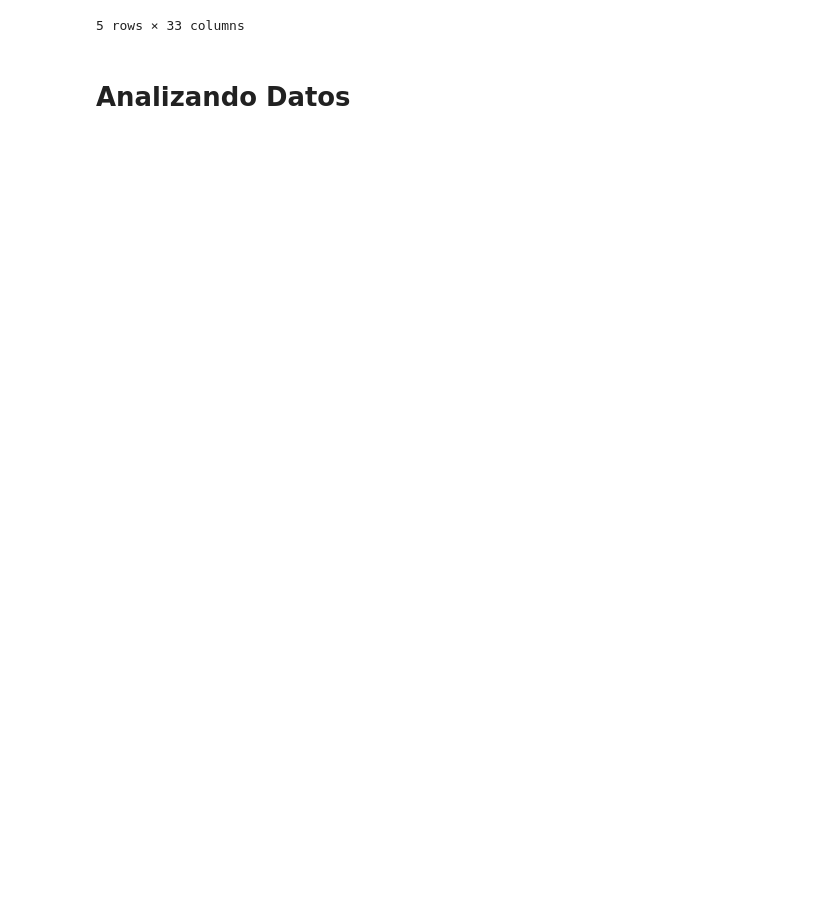
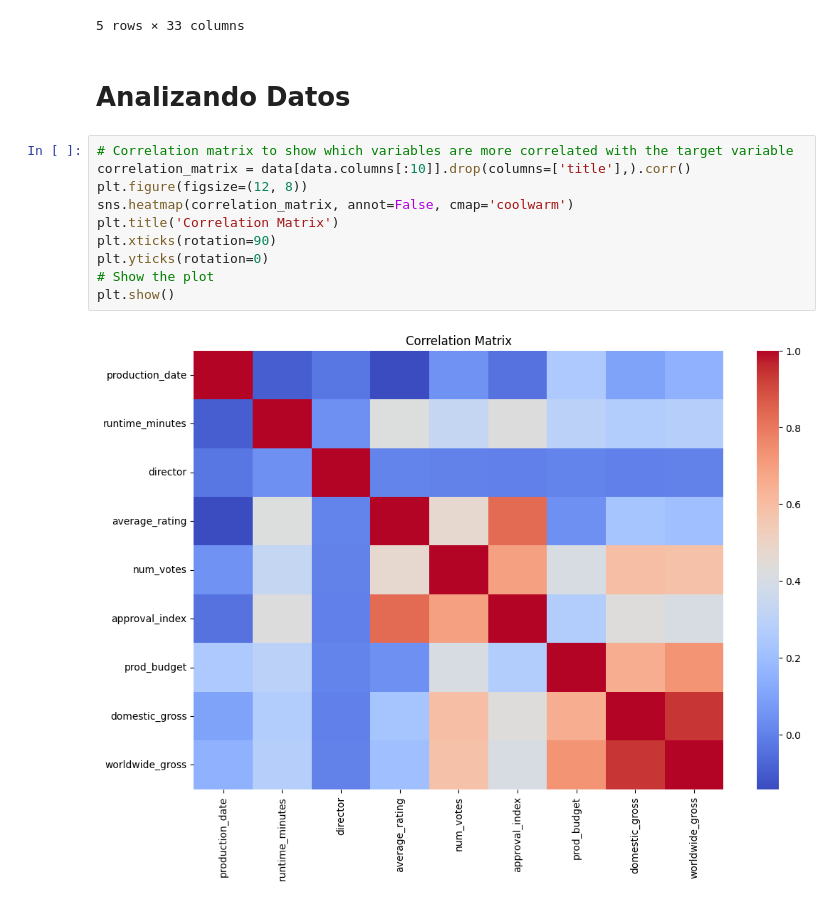
Before and after one commit to guillermoSb/uvg_deep_learning_lab_02, a Jupyter notebook: Lab02.ipynb, the cells around one changed output. Saved outputs shown, nothing was run; the diff lists cells and outputs as text; blank space fills up the shorter version.

```diff
--- a/Lab02.ipynb
+++ b/Lab02.ipynb
@@ -55,3 +59,15 @@ data.head()
 5 rows × 33 columns
 # %% [markdown]
 # Analizando Datos
+# %%
+# Correlation matrix to show which variables are more correlated with the target variable
+correlation_matrix = data[data.columns[:10]].drop(columns=['title'],).corr()
+plt.figure(figsize=(12, 8))
+sns.heatmap(correlation_matrix, annot=False, cmap='coolwarm')
+plt.title('Correlation Matrix')
+plt.xticks(rotation=90)
+plt.yticks(rotation=0)
+# Show the plot
+plt.show()
+# %% [output]
+[figure, added]
```
Also changed, not shown: parts of 2 cells of this notebook.
